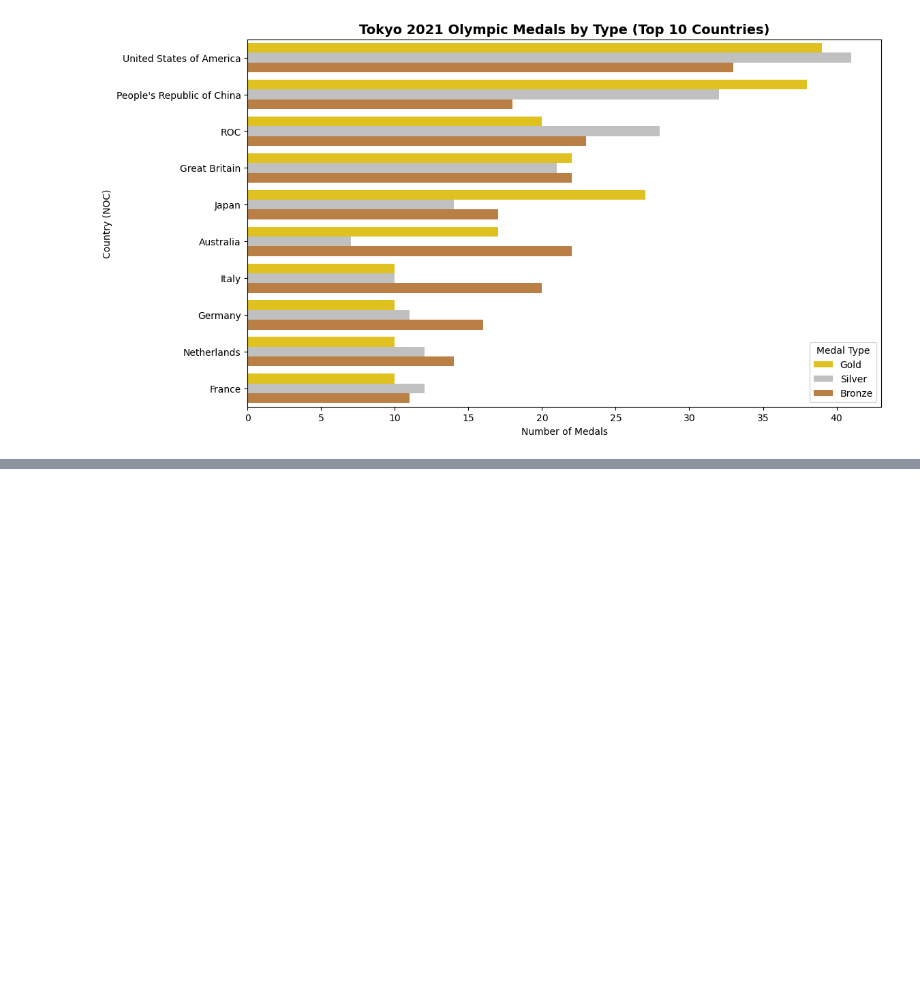
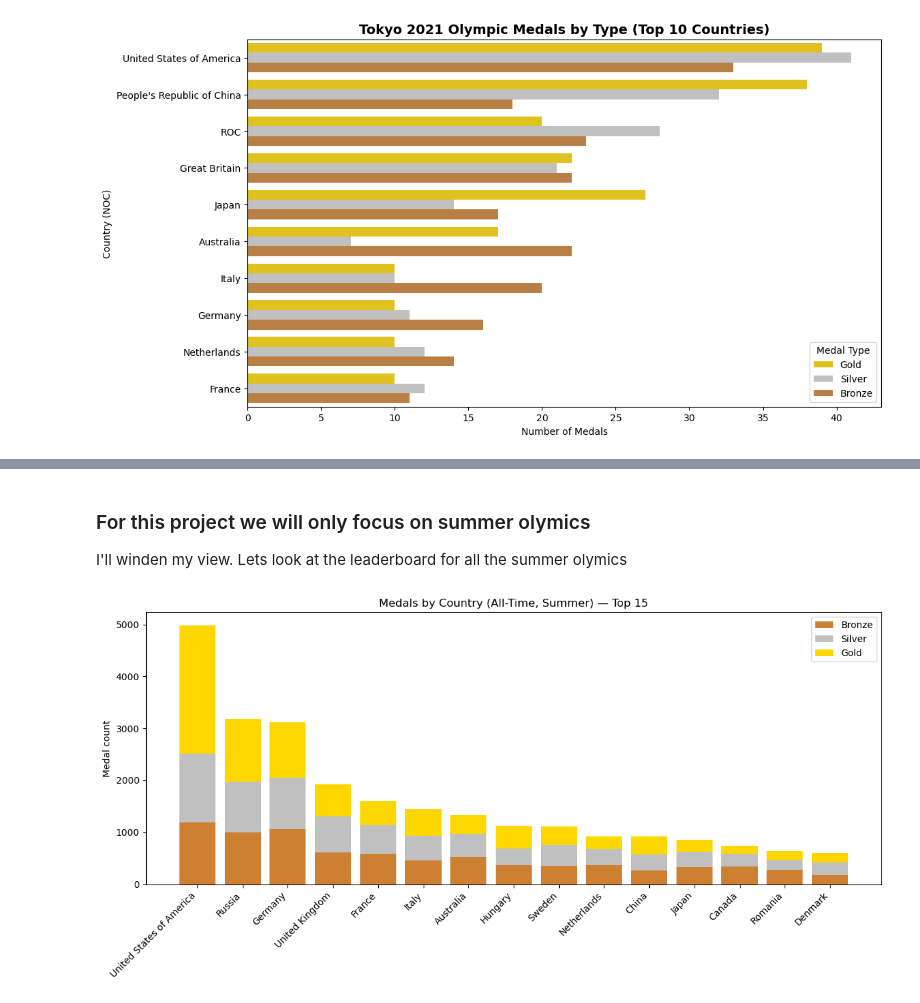
Before and after one commit to PhuNguyen0209/Data-Analytics-Data-Science-Portfolio, a Jupyter notebook: Tokyo_olympic/EDA_Statistics.ipynb, the cells around one changed output, grey strips where cells are left out. Saved outputs shown, nothing was run; the diff lists cells and outputs as text; code cells hidden in the pictures; blank space fills up the shorter version.

```diff
--- a/Tokyo_olympic/EDA_Statistics.ipynb
+++ b/Tokyo_olympic/EDA_Statistics.ipynb
@@ -600,3 +494,19 @@ plt.legend(title="Medal Type")
 plt.show()
 # %% [output]
 [figure]
+# %%
+#Replacing the country name with common values
+merged_df.replace('USA', "United States of America", inplace = True)
+merged_df.replace('Tanzania', "United Republic of Tanzania", inplace = True)
+merged_df.replace('Democratic Republic of Congo', "Democratic Republic of the Congo", inplace = True)
+merged_df.replace('Congo', "Republic of the Congo", inplace = True)
+merged_df.replace('Lao', "Laos", inplace = True)
+merged_df.replace('Syrian Arab Republic', "Syria", inplace = True)
+merged_df.replace('Serbia', "Republic of Serbia", inplace = True)
+merged_df.replace('Czechia', "Czech Republic", inplace = True)
+merged_df.replace('UAE', "United Arab Emirates", inplace = True)
+merged_df.replace('UK', "United Kingdom", inplace = True)
+
+medals_df.replace('Great Britain', "United Kingdom", inplace = True)
+medals_df.replace("People's Republic of China", "China", inplace = True)
+medals_df.replace("ROC", "Russia", inplace = True)
@@ -602,0 +617,32 @@ plt.show()
+# %% [markdown]
+### For this project we will only focus on summer olymics
+
+I'll winden my view. Lets look at the leaderboard for all the summer olymics
+# %%
+medals_ath = (
+    merged_df.loc[merged_df["Medal"].notna(), ["region", "Medal"]]
+              .groupby(["region", "Medal"])
+              .size()
+              .unstack(fill_value=0)
+              .reindex(columns=["Bronze", "Silver", "Gold"], fill_value=0)
+)
+medals_ath["Total"] = medals_ath[["Gold","Silver","Bronze"]].sum(axis=1)
+top15 = medals_ath.sort_values("Total", ascending=False).head(15)
+
+# Plot with correct medal colors
+x = np.arange(len(top15))
+labels = top15.index.tolist()
+
+plt.figure(figsize=(12, 6))
+plt.bar(x, top15["Bronze"], label="Bronze", color="#CD7F32")
+plt.bar(x, top15["Silver"], bottom=top15["Bronze"], label="Silver", color="silver")
+plt.bar(x, top15["Gold"],   bottom=top15["Bronze"]+top15["Silver"], label="Gold", color="gold")
+
+plt.title("Medals by Country (All-Time, Summer) — Top 15")
+plt.ylabel("Medal count")
+plt.xticks(x, labels, rotation=45, ha="right")
+plt.legend()
+plt.tight_layout()
+plt.show()
+# %% [output]
+[figure, added]
```
Also changed, not shown: parts of 50 cells of this notebook, 5 other files.
